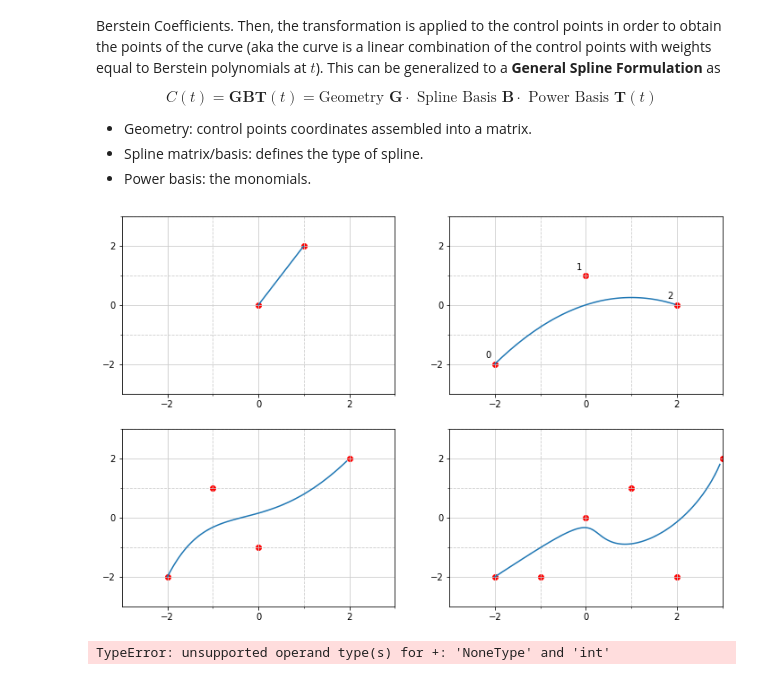
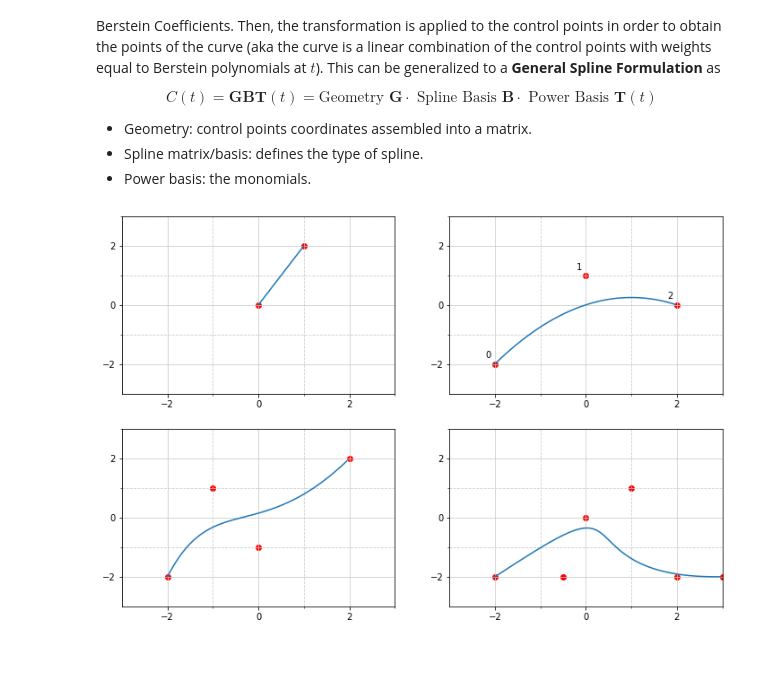
Before and after one commit to davdmc/splines, a Jupyter notebook: splines.ipynb, the cells around one changed output. Drawn from its saved outputs; the diff is of its cells as text; code cells hidden in the pictures.

```diff
--- a/splines.ipynb
+++ b/splines.ipynb
@@ -184,34 +184,33 @@ class BezierCurve:
     def binomial(self,n,r):
         return math.factorial(n) // math.factorial(r) // math.factorial(n-r)
 
     def mop(self, i):
         if((i%2)==0):
             return 1
         else:
             return -1
 
 p = np.array([[-2, 0, 2], [-2, 1, 0]])
 curv = BezierCurve(2, p)
 c_t = curv.evaluate(t)
 ax[0,1].plot(c_t[0,:], c_t[1,:])
 ax[0,1].scatter(p[0,:], p[1,:],color='r')
 for i in range(p.shape[1]):
     ax[0,1].annotate(i, (p[0,i]-0.2, p[1,i]+0.2))
 
 
 p = np.array([[-2, -1, 0, 2], [-2, 1, -1, 2]])
 curv = BezierCurve(3, p)
 c_t = curv.evaluate(t)
 ax[1,0].plot(c_t[0,:], c_t[1,:])
 ax[1,0].scatter(p[0,:], p[1,:],color='r')
 
-p = np.array([[-2, 0, 1, -1, 2, 3], [-2, 0, 1, -2, -2, 2]])
+p = np.array([[-2, 0, 1, -0.5, 2, 3], [-2, 0, 1, -2, -2, -2]])
 curv = BezierCurve(5, p)
 c_t = curv.evaluate(t)
 ax[1,1].plot(c_t[0,:], c_t[1,:])
 ax[1,1].scatter(p[0,:], p[1,:],color='r')
 
-plt.show()+2
+plt.show()
 # %% [output]
-[figure, old version]
+[figure, new version]
-TypeError: unsupported operand type(s) for +: 'NoneType' and 'int'
```
